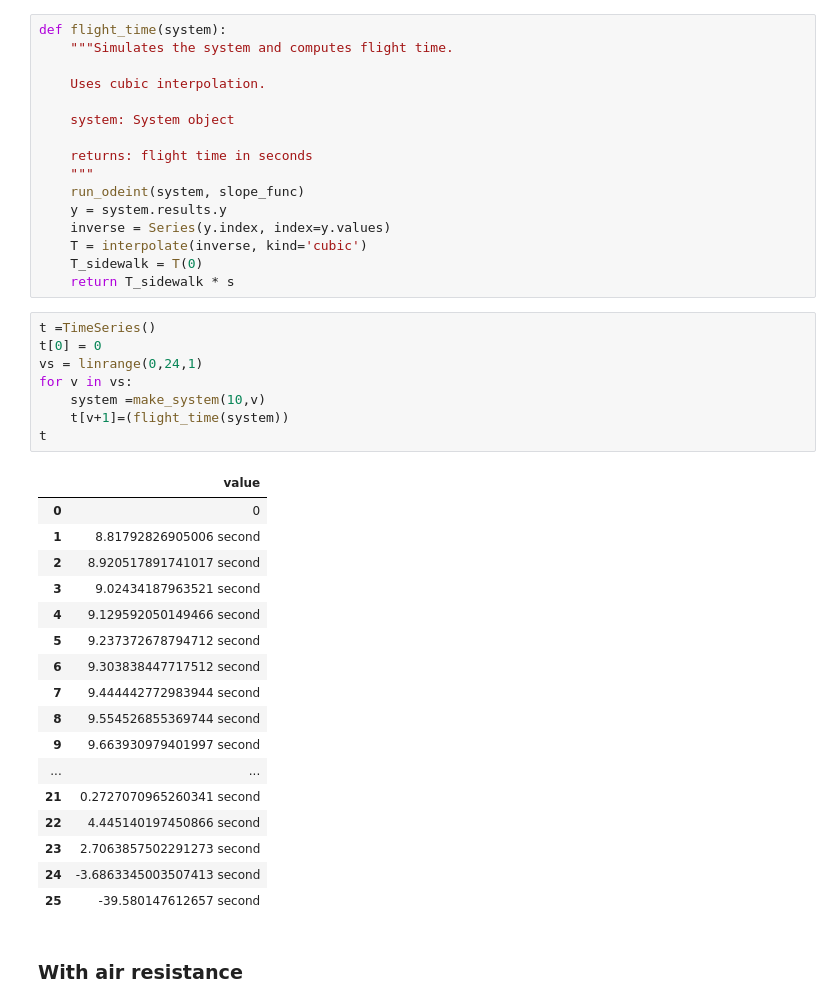
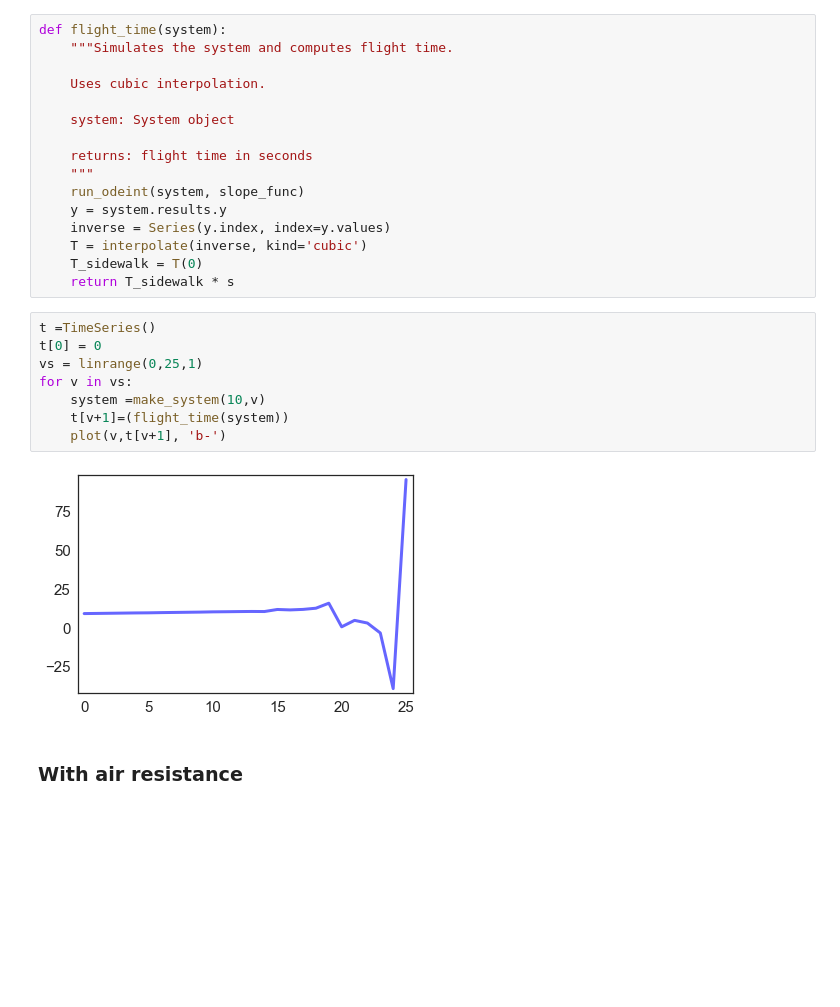
Before and after one commit to jcrawfordobanner/ModSimPy, a Jupyter notebook: code/chap09mine.ipynb, the cells around one changed output. Drawn from its saved outputs; the diff is of its cells as text; blank space fills up the shorter version.

```diff
--- a/code/chap09mine.ipynb
+++ b/code/chap09mine.ipynb
@@ -269,29 +269,13 @@ def flight_time(system):
 # %%
 t =TimeSeries()
 t[0] = 0
-vs = linrange(0,24,1)
+vs = linrange(0,25,1)
 for v in vs:
     system =make_system(10,v)
     t[v+1]=(flight_time(system))
-t
+    plot(v,t[v+1], 'b-')
 # %% [output]
-|  | value |
-| 0 | 0 |
-| 1 | 8.81792826905006 second |
-| 2 | 8.920517891741017 second |
-| 3 | 9.02434187963521 second |
-| 4 | 9.129592050149466 second |
-| 5 | 9.237372678794712 second |
-| 6 | 9.303838447717512 second |
-| 7 | 9.444442772983944 second |
-| 8 | 9.554526855369744 second |
-| 9 | 9.663930979401997 second |
-| ... | ... |
-| 21 | 0.2727070965260341 second |
-| 22 | 4.445140197450866 second |
-| 23 | 2.7063857502291273 second |
-| 24 | -3.6863345003507413 second |
-| 25 | -39.580147612657 second |
+[figure, added]
 # %% [markdown]
 ### With air resistance
 # %% [markdown]
```
Also changed, not shown: parts of 4 cells of this notebook, 6 other files.
